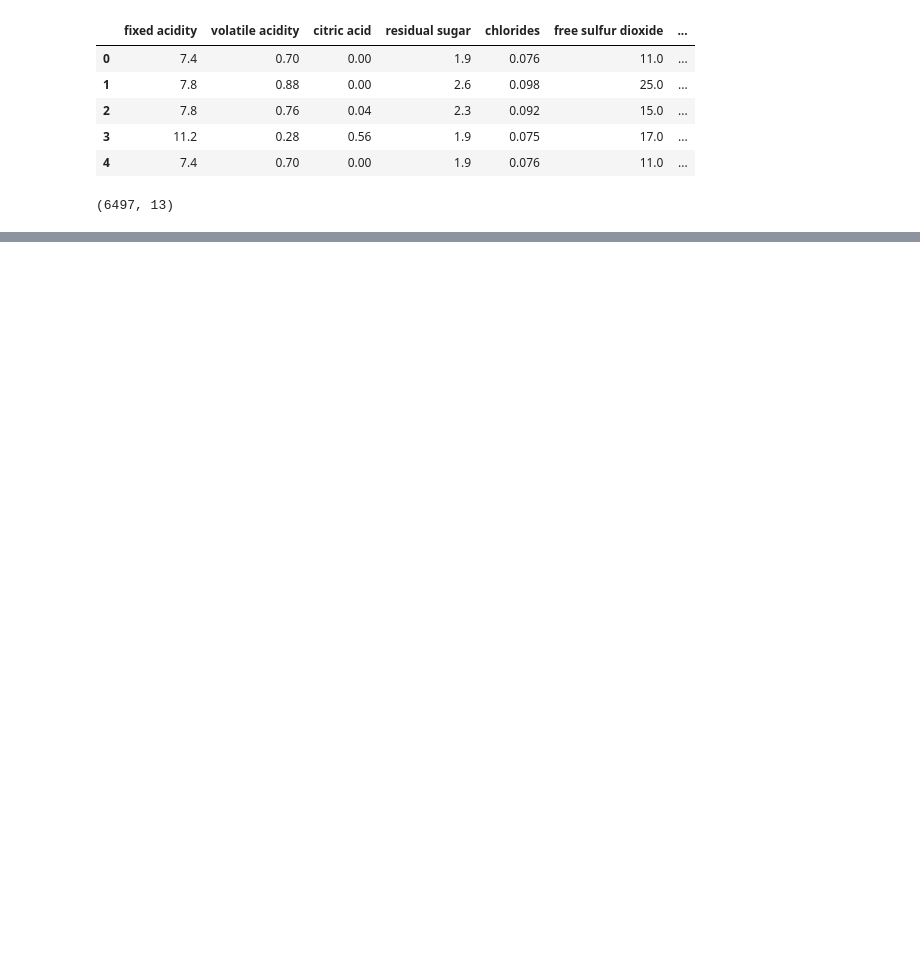
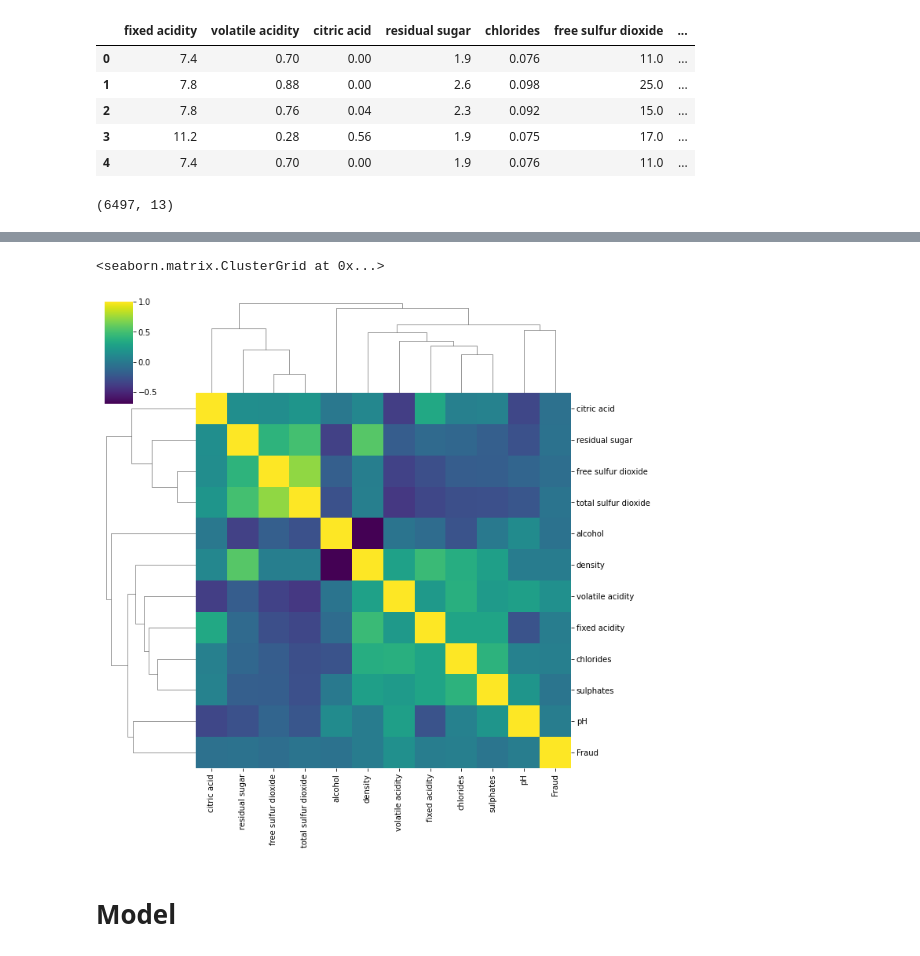
Before and after one commit to proton029/Non_linear_model_KNN, a Jupyter notebook: WineClassificationSVM.ipynb, the cells around one changed output, grey strips where cells are left out. Cells and saved outputs as stored; diff of their text form; code cells hidden in the pictures; blank space fills up the shorter version.

```diff
--- a/WineClassificationSVM.ipynb
+++ b/WineClassificationSVM.ipynb
@@ -24,0 +81,7 @@ df['quality'].unique()
+# %%
+sns.clustermap(df.corr(),cmap='viridis')
+# %% [output]
+<seaborn.matrix.ClusterGrid at 0x...>
+[figure, added]
+# %% [markdown]
+# Model
```
Also changed, not shown: parts of 18 cells of this notebook.
